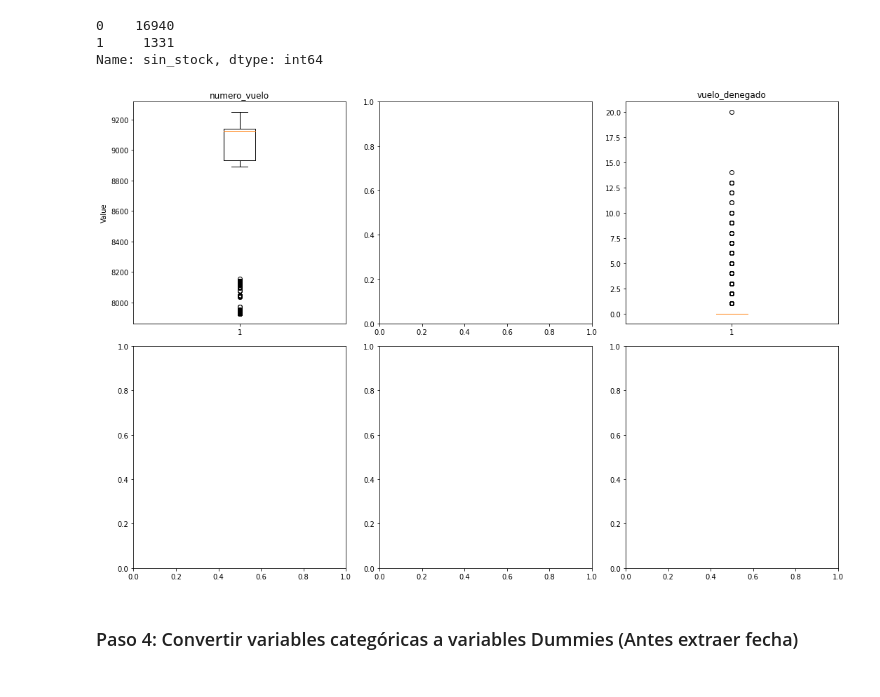
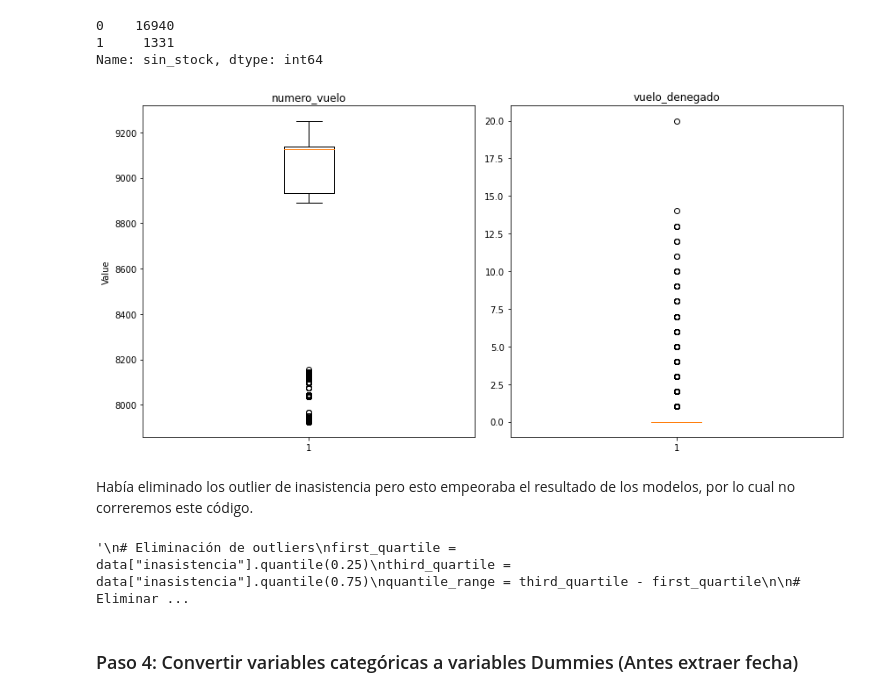
Before and after one commit to mariosanchez5/Proyectos_Machine_Learning, a Jupyter notebook: Proyecto AeroML/Proyecto_AeroML.ipynb, the cells around one changed output. Drawn from its saved outputs; the diff is of its cells as text; code cells hidden in the pictures.

```diff
--- a/Proyecto AeroML/Proyecto_AeroML.ipynb
+++ b/Proyecto AeroML/Proyecto_AeroML.ipynb
@@ -558,23 +543,41 @@ data['sin_stock'].value_counts()
 Name: sin_stock, dtype: int64
 # %%
 # Crear subplots para los diagramas de caja
-fig, axs = plt.subplots(2, 3, figsize=(15, 10))
+fig, axs = plt.subplots(1, 2, figsize=(12, 6))
 
 # Diagrama de caja para tarifa_mediabaja
-axs[0, 0].boxplot(data["numero_vuelo"])
-axs[0, 0].set_title('numero_vuelo')
-axs[0, 0].set_ylabel('Value')  # Nombre del eje y
+axs[0].boxplot(data["numero_vuelo"])
+axs[0].set_title('numero_vuelo')
+axs[0].set_ylabel('Value')  # Nombre del eje y
 
 # Diagrama de caja para tarifa_mediaalta
-axs[0, 2].boxplot(data["vuelo_denegado"])
-axs[0, 2].set_title('vuelo_denegado')
+axs[1].boxplot(data["vuelo_denegado"])
+axs[1].set_title('vuelo_denegado')
 
 
 # Ajustar el diseño del gráfico
 plt.tight_layout()
 plt.show()
 # %% [output]
-[figure, old version]
+[figure, new version]
+# %% [markdown]
+Había eliminado los outlier de inasistencia pero esto empeoraba el resultado de los modelos, por lo cual no correremos este código.
+# %%
+"""
+# Eliminación de outliers
+first_quartile = data["inasistencia"].quantile(0.25)
+third_quartile = data["inasistencia"].quantile(0.75)
+quantile_range = third_quartile - first_quartile
+
+# Eliminar datos por arriba
+data = data[data["inasistencia"] <= (third_quartile + 1.5 * quantile_range)]
+# Eliminar datos por abajo
+data = data[data["inasistencia"] >= (first_quartile - 1.5 * quantile_range)]
+
+data["inasistencia"].plot(kind="hist", bins=100)
+"""
+# %% [output]
+'\n# Eliminación de outliers\nfirst_quartile = data["inasistencia"].quantile(0.25)\nthird_quartile = data["inasistencia"].quantile(0.75)\nquantile_range = third_quartile - first_quartile\n\n# Eliminar ...
 # %% [markdown]
 ### Paso 4: Convertir variables categóricas a variables Dummies (Antes extraer fecha)
 # %% [markdown]
```
Also changed, not shown: parts of 21 cells of this notebook.
